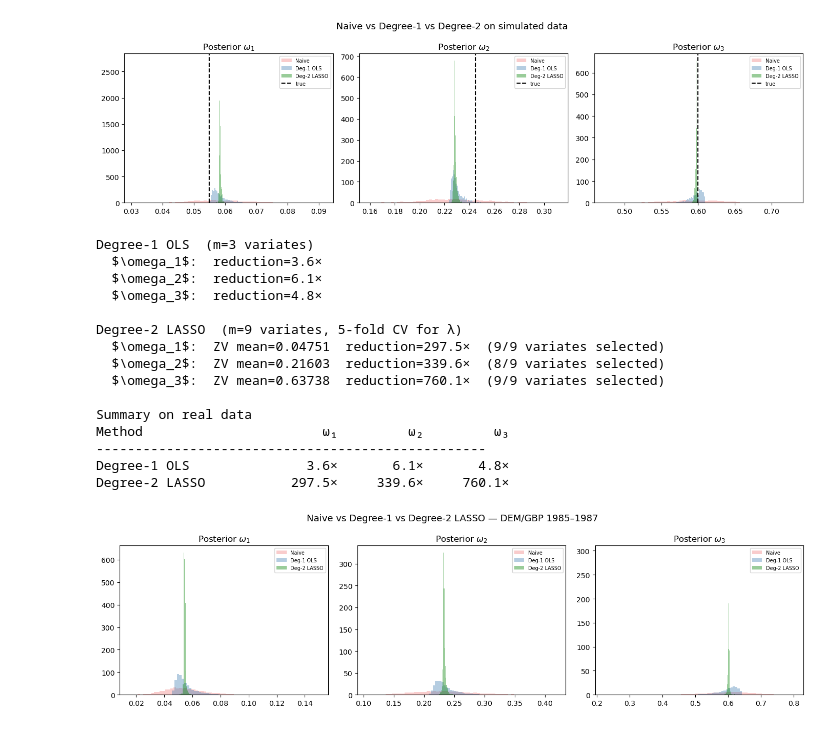
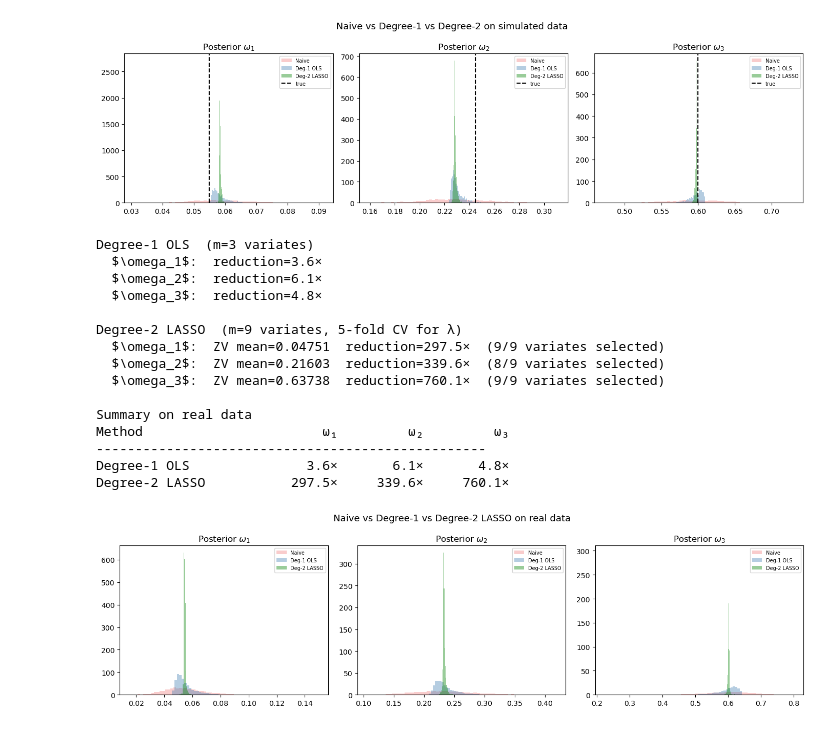
Before and after one commit to ralphndr/Control-variates-for-a-GARCH-model, a Jupyter notebook: src/code.ipynb, the cells around one changed output. Cells and saved outputs as stored; diff of their text form; code cells hidden in the pictures.

```diff
--- a/src/code.ipynb
+++ b/src/code.ipynb
@@ -782,35 +790,36 @@ for k in range(3):
     f_d1       = results_real[k]['f_tilde']
     f_d2_lasso = res2_lasso_real[k]['f_tilde']
 
     axes[k].hist(f,          bins=60, density=True, alpha=0.4,
                  color='lightcoral', label='Naive')
     axes[k].hist(f_d1,       bins=60, density=True, alpha=0.4,
                  color='steelblue',  label='Deg-1 OLS')
     axes[k].hist(f_d2_lasso, bins=60, density=True, alpha=0.4,
                  color='green',      label='Deg-2 LASSO')
     axes[k].set_title(f'Posterior {labels_w[k]}')
     axes[k].legend(fontsize=7)
 
-plt.suptitle('Naive vs Degree-1 vs Degree-2 LASSO — DEM/GBP 1985–1987', fontsize=13)
+plt.suptitle('Naive vs Degree-1 vs Degree-2 LASSO on real data', fontsize=13)
 plt.tight_layout()
+plt.savefig('/Users/ralphnader/Desktop/Github_Projects/Control-variates-for-a-GARCH-model/img/naive_deg1_deg2_realdata.png', dpi=200, bbox_inches='tight')
 plt.show()
 # %% [output]
 Degree-1 OLS  (m=3 variates)
   $\omega_1$:  reduction=3.6×
   $\omega_2$:  reduction=6.1×
   $\omega_3$:  reduction=4.8×
 
 Degree-2 LASSO  (m=9 variates, 5-fold CV for λ)
   $\omega_1$:  ZV mean=0.04751  reduction=297.5×  (9/9 variates selected)
   $\omega_2$:  ZV mean=0.21603  reduction=339.6×  (8/9 variates selected)
   $\omega_3$:  ZV mean=0.63738  reduction=760.1×  (9/9 variates selected)
 
 Summary on real data
 Method                       ω₁         ω₂         ω₃
 --------------------------------------------------
 Degree-1 OLS               3.6×       6.1×       4.8×
 Degree-2 LASSO           297.5×     339.6×     760.1×
-[figure, old version]
+[figure, new version]
 # %% [markdown]
 Moving from degree-1 to degree-2 control variates via Lasso yields dramatic variance reductions on both datasets. On simulated data, the Lasso estimator achieves reductions of 738×, 422× and 1028× against the 12×, 22× and 15× of the degree-1 baseline — a gain of roughly 50-70× across all three parameters. Let's note btw that the degree-1 approach was already an improvement compared to the naive one. On real DEM/GBP data, the same pattern holds: 298×, 340× and 760× versus 3.6×, 6.1× and 4.8×, representing gains of 80-160×.
 
```
Also changed, not shown: parts of 12 cells of this notebook, 12 other files.
